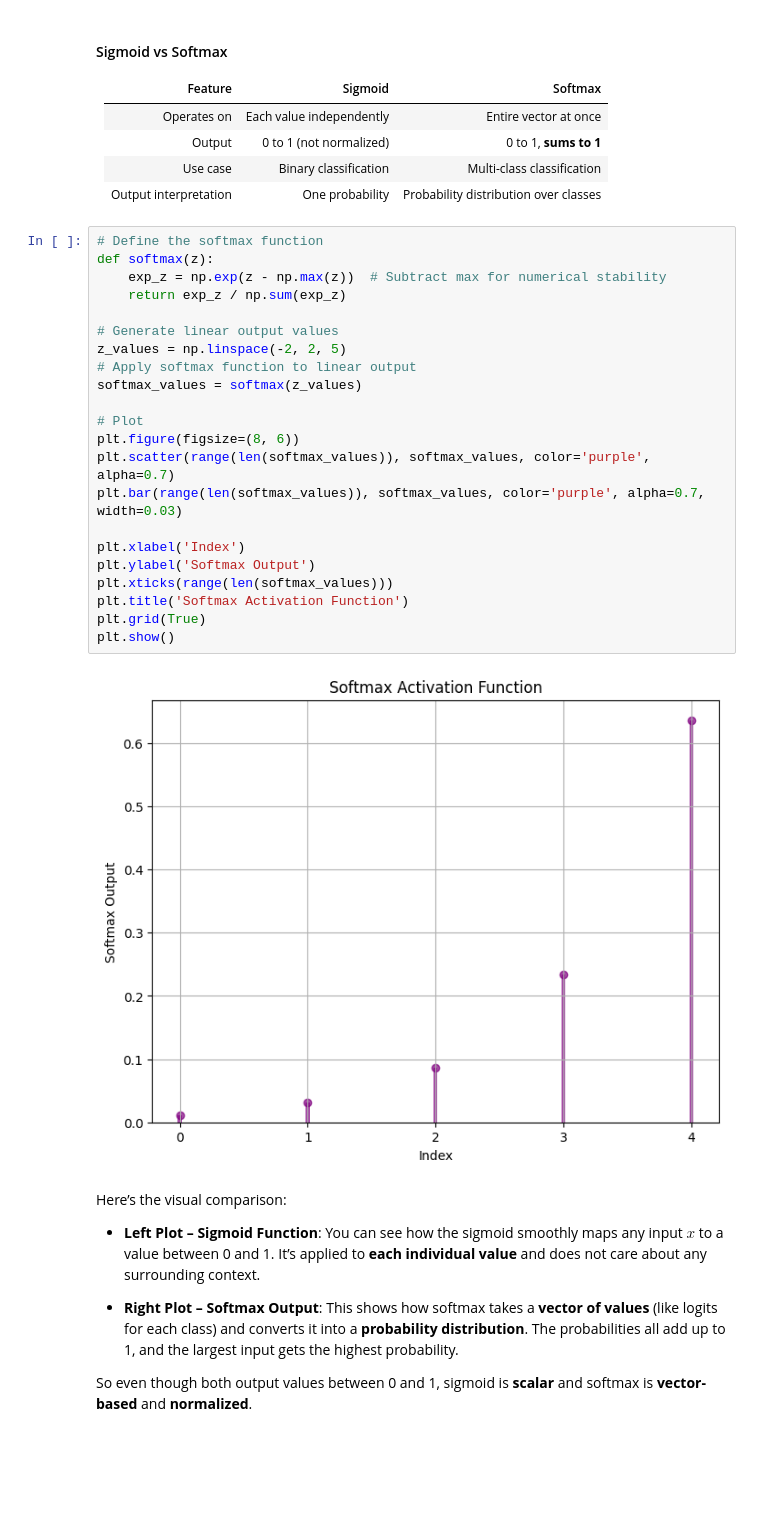
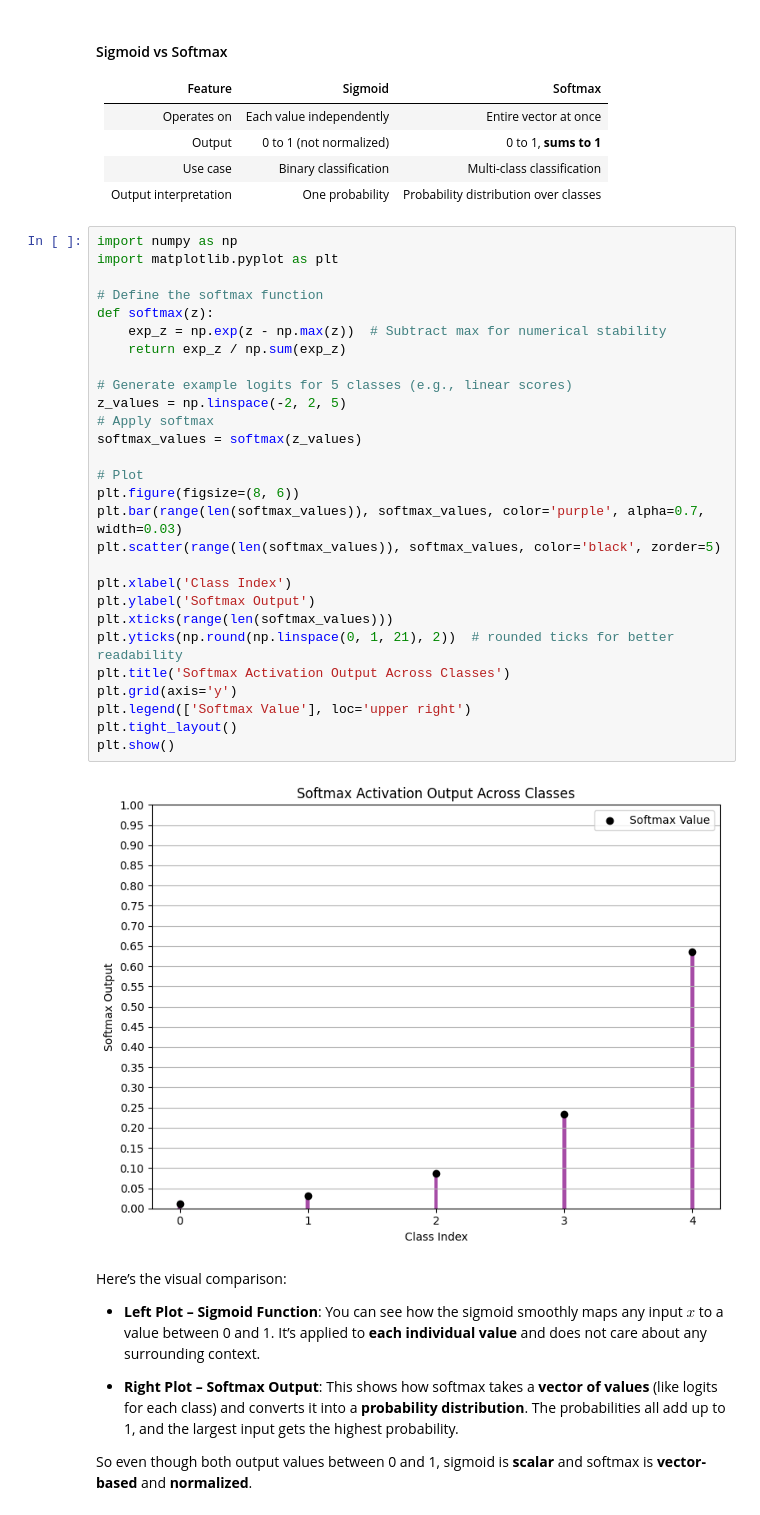
Before and after one commit to BasselD/ai-ml-training, a Jupyter notebook: 05_deep_learning/foundation/activation_functions.ipynb, the cells around one changed output. Cells and saved outputs as stored; diff of their text form; blank space fills up the shorter version.

```diff
--- a/05_deep_learning/foundation/activation_functions.ipynb
+++ b/05_deep_learning/foundation/activation_functions.ipynb
@@ -114,29 +114,35 @@ plt.show()
 | Use case              | Binary classification    | Multi-class classification            |
 | Output interpretation | One probability          | Probability distribution over classes |
 # %%
+import numpy as np
+import matplotlib.pyplot as plt
+
 # Define the softmax function
 def softmax(z):
     exp_z = np.exp(z - np.max(z))  # Subtract max for numerical stability
     return exp_z / np.sum(exp_z)
 
-# Generate linear output values
+# Generate example logits for 5 classes (e.g., linear scores)
 z_values = np.linspace(-2, 2, 5)
-# Apply softmax function to linear output
+# Apply softmax
 softmax_values = softmax(z_values)
 
 # Plot
 plt.figure(figsize=(8, 6))
-plt.scatter(range(len(softmax_values)), softmax_values, color='purple', alpha=0.7)
 plt.bar(range(len(softmax_values)), softmax_values, color='purple', alpha=0.7, width=0.03)
+plt.scatter(range(len(softmax_values)), softmax_values, color='black', zorder=5)
 
-plt.xlabel('Index')
+plt.xlabel('Class Index')
 plt.ylabel('Softmax Output')
 plt.xticks(range(len(softmax_values)))
-plt.title('Softmax Activation Function')
-plt.grid(True)
+plt.yticks(np.round(np.linspace(0, 1, 21), 2))  # rounded ticks for better readability
+plt.title('Softmax Activation Output Across Classes')
+plt.grid(axis='y')
+plt.legend(['Softmax Value'], loc='upper right')
+plt.tight_layout()
 plt.show()
 # %% [output]
-[figure, old version]
+[figure, new version]
 # %% [markdown]
 Here’s the visual comparison:
 
```
